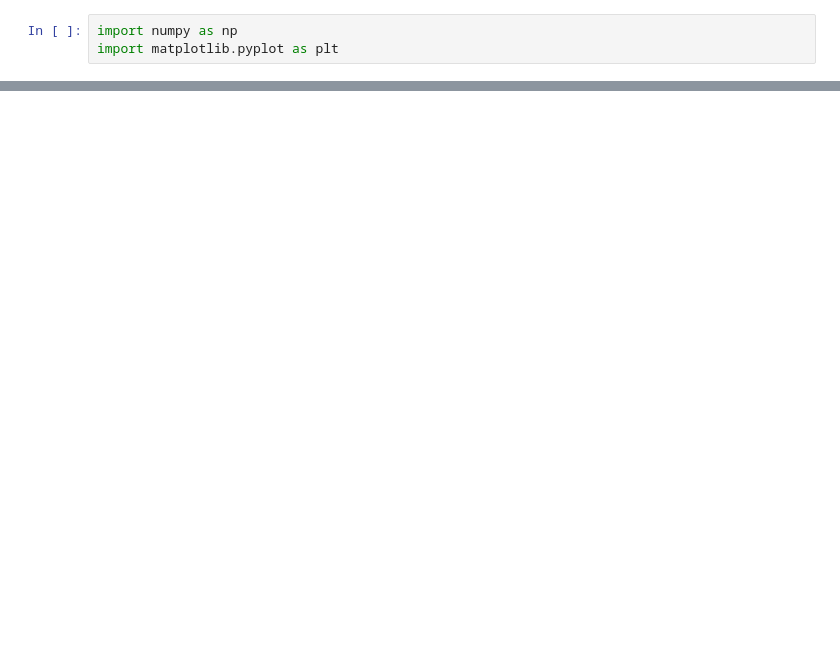
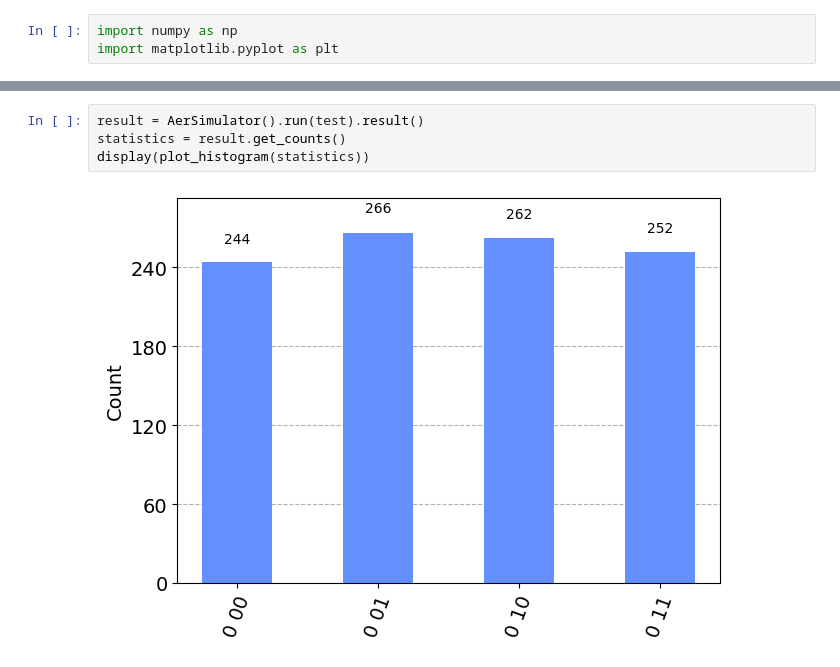
Before and after one commit to darkmatter2000/Algorithms_implementation, a Jupyter notebook: Quantum_teleportation/quantum_teleportation.ipynb, the cells around one changed output, grey strips where cells are left out. Cells and saved outputs as stored; diff of their text form; blank space fills up the shorter version.

```diff
--- a/Quantum_teleportation/quantum_teleportation.ipynb
+++ b/Quantum_teleportation/quantum_teleportation.ipynb
@@ -83,0 +211,6 @@ Teleported Bob's Qubit state: [-1.  0.  0.]
+# %%
+result = AerSimulator().run(test).result()
+statistics = result.get_counts()
+display(plot_histogram(statistics))
+# %% [output]
+[figure, added]
```
Also changed, not shown: parts of 15 cells of this notebook.
